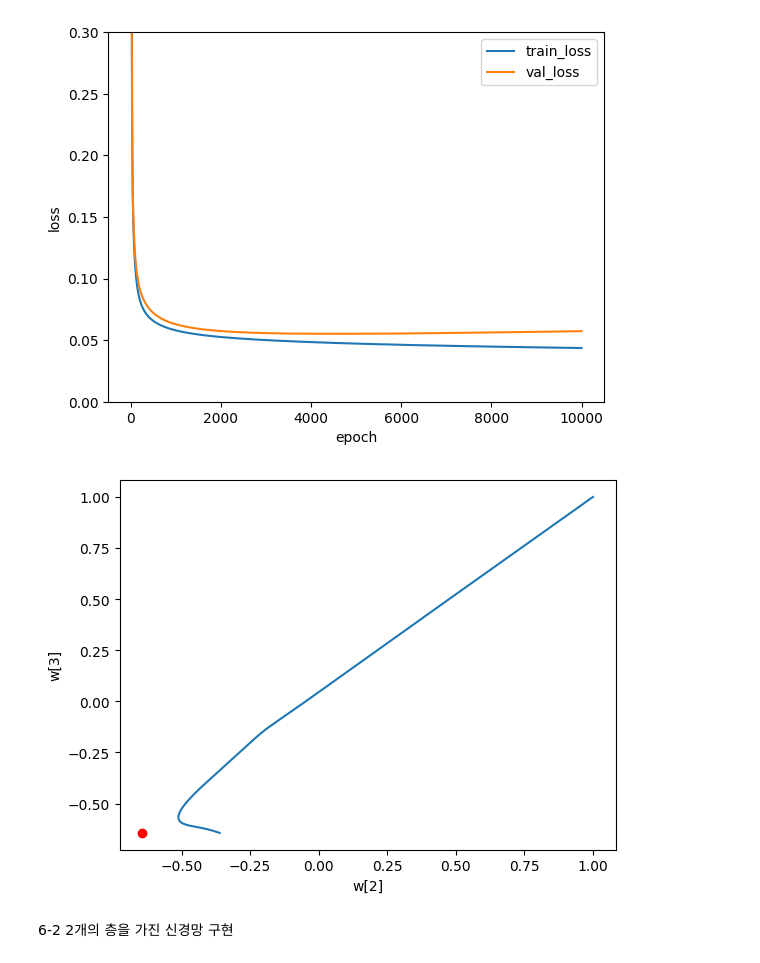
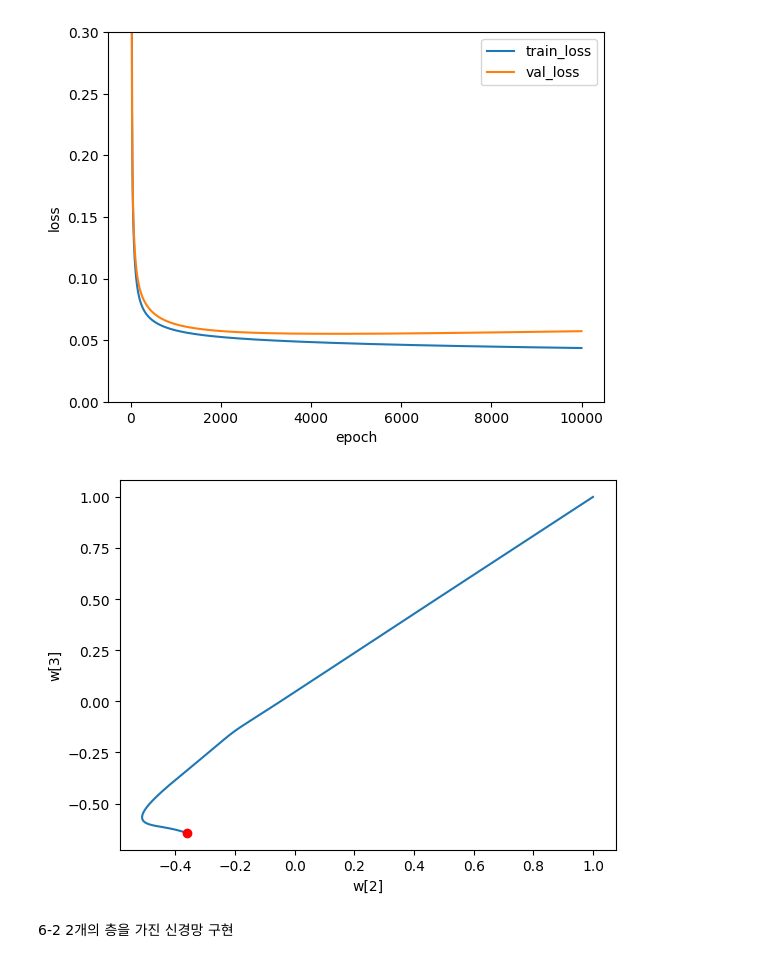
Before and after one commit to Shoon9/Do_it_DeepLearning_intro, a Jupyter notebook: Chapter6_Code.ipynb, the cells around one changed output. Cells and saved outputs as stored; diff of their text form; code cells hidden in the pictures.

```diff
--- a/Chapter6_Code.ipynb
+++ b/Chapter6_Code.ipynb
@@ -113,16 +113,16 @@ plt.show()
 # %%
 w2 = []
 w3 = []
 for w in single_layer.w_history:
   w2.append(w[2])
   w3.append(w[3])
 plt.plot(w2, w3)
-plt.plot(w3[-1], w3[-1], 'ro')
+plt.plot(w2[-1], w3[-1], 'ro')
 plt.xlabel('w[2]')
 plt.ylabel('w[3]')
 plt.show()
 # %% [output]
-[figure, old version]
+[figure, new version]
 # %% [markdown]
 6-2 2개의 층을 가진 신경망 구현
 # %%
```
Also changed, not shown: parts of 8 cells of this notebook.
